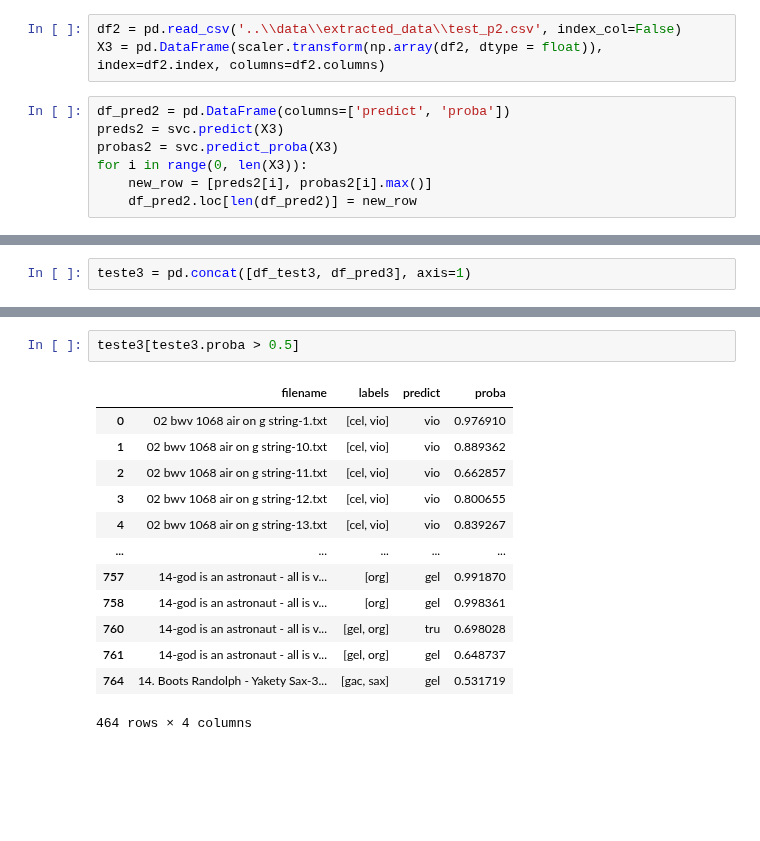
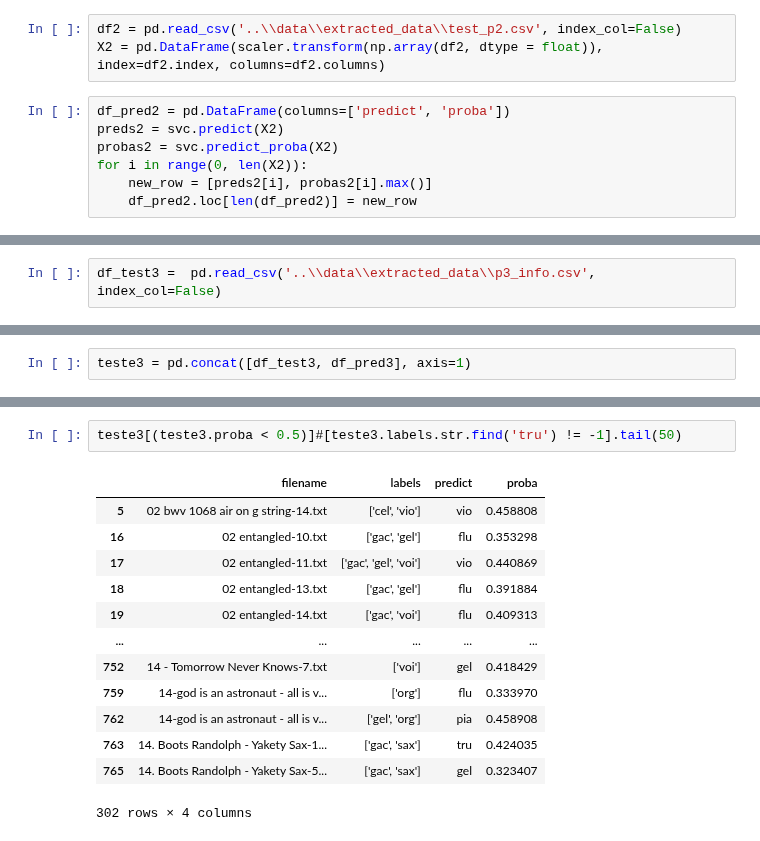
Before and after one commit to gabrielaeduardo/musical_instruments_recognition, a Jupyter notebook: code/model_test.ipynb, the cells around one changed output, grey strips where cells are left out. Cells and saved outputs as stored; diff of their text form; blank space fills up the shorter version.

```diff
--- a/code/model_test.ipynb
+++ b/code/model_test.ipynb
@@ -205,11 +221,11 @@ df_test2.to_csv('..\\data\\extracted_data\\p2_info.csv', index=False)
 # %%
 df2 = pd.read_csv('..\\data\\extracted_data\\test_p2.csv', index_col=False)
-X3 = pd.DataFrame(scaler.transform(np.array(df2, dtype = float)), index=df2.index, columns=df2.columns)
+X2 = pd.DataFrame(scaler.transform(np.array(df2, dtype = float)), index=df2.index, columns=df2.columns)
 # %%
 df_pred2 = pd.DataFrame(columns=['predict', 'proba'])
-preds2 = svc.predict(X3)
-probas2 = svc.predict_proba(X3)
-for i in range(0, len(X3)):
+preds2 = svc.predict(X2)
+probas2 = svc.predict_proba(X2)
+for i in range(0, len(X2)):
     new_row = [preds2[i], probas2[i].max()]
     df_pred2.loc[len(df_pred2)] = new_row
 # %%
@@ -274,6 +382,8 @@ for filename in os.listdir('../data/test_audio/IRMAS/Part3'):
         df_test3.loc[len(df_test3)] = new_row
 # %%
 df_test3.to_csv('..\\data\\extracted_data\\p3_info.csv', index=False)
+# %%
+df_test3 =  pd.read_csv('..\\data\\extracted_data\\p3_info.csv', index_col=False)
 # %%
 df3 = pd.read_csv('..\\data\\extracted_data\\test_p3.csv', index_col=False)
 X3 = pd.DataFrame(scaler.transform(np.array(df3, dtype = float)), index=df3.index, columns=df3.columns)
@@ -289,16 +419,16 @@ teste3 = pd.concat([df_test3, df_pred3], axis=1)
 # %%
-teste3[teste3.proba > 0.5]
+teste3[(teste3.proba < 0.5)]#[teste3.labels.str.find('tru') != -1].tail(50)
 # %% [output]
 |  | filename | labels | predict | proba |
-| 0 | 02 bwv 1068 air on g string-1.txt | [cel, vio] | vio | 0.976910 |
-| 1 | 02 bwv 1068 air on g string-10.txt | [cel, vio] | vio | 0.889362 |
-| 2 | 02 bwv 1068 air on g string-11.txt | [cel, vio] | vio | 0.662857 |
-| 3 | 02 bwv 1068 air on g string-12.txt | [cel, vio] | vio | 0.800655 |
-| 4 | 02 bwv 1068 air on g string-13.txt | [cel, vio] | vio | 0.839267 |
+| 5 | 02 bwv 1068 air on g string-14.txt | ['cel', 'vio'] | vio | 0.458808 |
+| 16 | 02 entangled-10.txt | ['gac', 'gel'] | flu | 0.353298 |
+| 17 | 02 entangled-11.txt | ['gac', 'gel', 'voi'] | vio | 0.440869 |
+| 18 | 02 entangled-13.txt | ['gac', 'gel'] | flu | 0.391884 |
+| 19 | 02 entangled-14.txt | ['gac', 'voi'] | flu | 0.409313 |
 | ... | ... | ... | ... | ... |
-| 757 | 14-god is an astronaut - all is v... | [org] | gel | 0.991870 |
-| 758 | 14-god is an astronaut - all is v... | [org] | gel | 0.998361 |
-| 760 | 14-god is an astronaut - all is v... | [gel, org] | tru | 0.698028 |
-| 761 | 14-god is an astronaut - all is v... | [gel, org] | gel | 0.648737 |
-| 764 | 14. Boots Randolph - Yakety Sax-3... | [gac, sax] | gel | 0.531719 |
+| 752 | 14 - Tomorrow Never Knows-7.txt | ['voi'] | gel | 0.418429 |
+| 759 | 14-god is an astronaut - all is v... | ['org'] | flu | 0.333970 |
+| 762 | 14-god is an astronaut - all is v... | ['gel', 'org'] | pia | 0.458908 |
+| 763 | 14. Boots Randolph - Yakety Sax-1... | ['gac', 'sax'] | tru | 0.424035 |
+| 765 | 14. Boots Randolph - Yakety Sax-5... | ['gac', 'sax'] | gel | 0.323407 |
-464 rows × 4 columns
+302 rows × 4 columns
```
Also changed, not shown: parts of 16 cells of this notebook.
